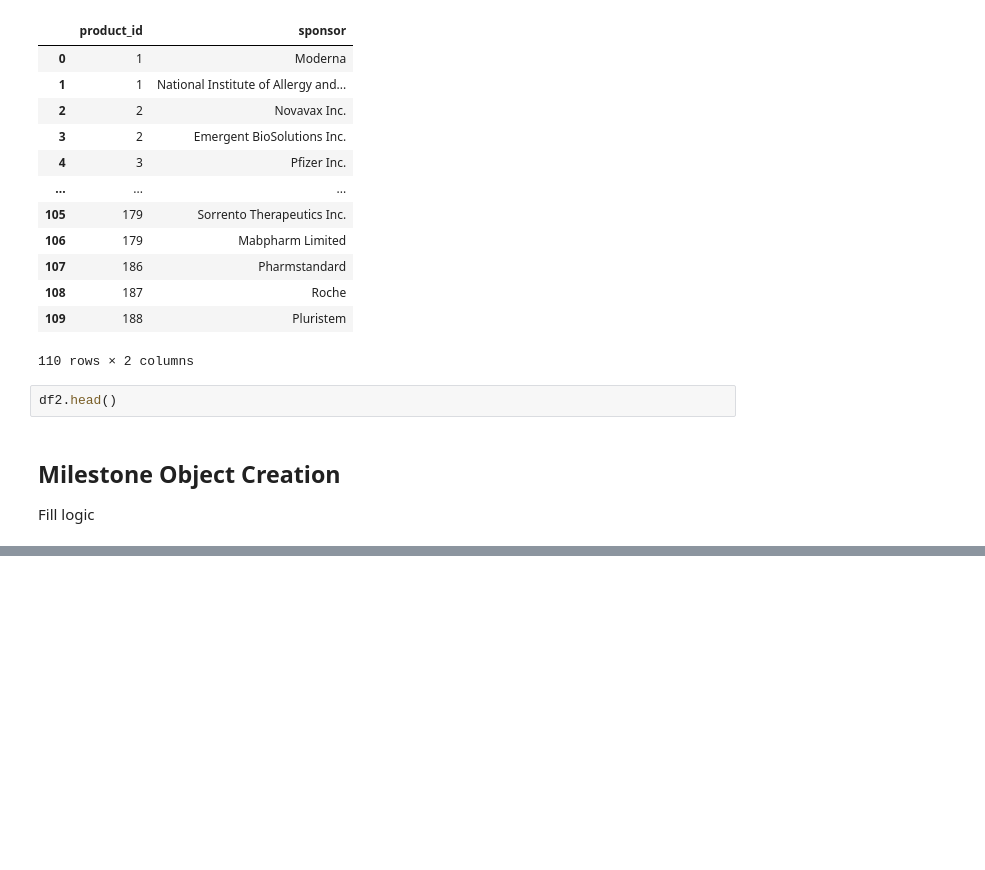
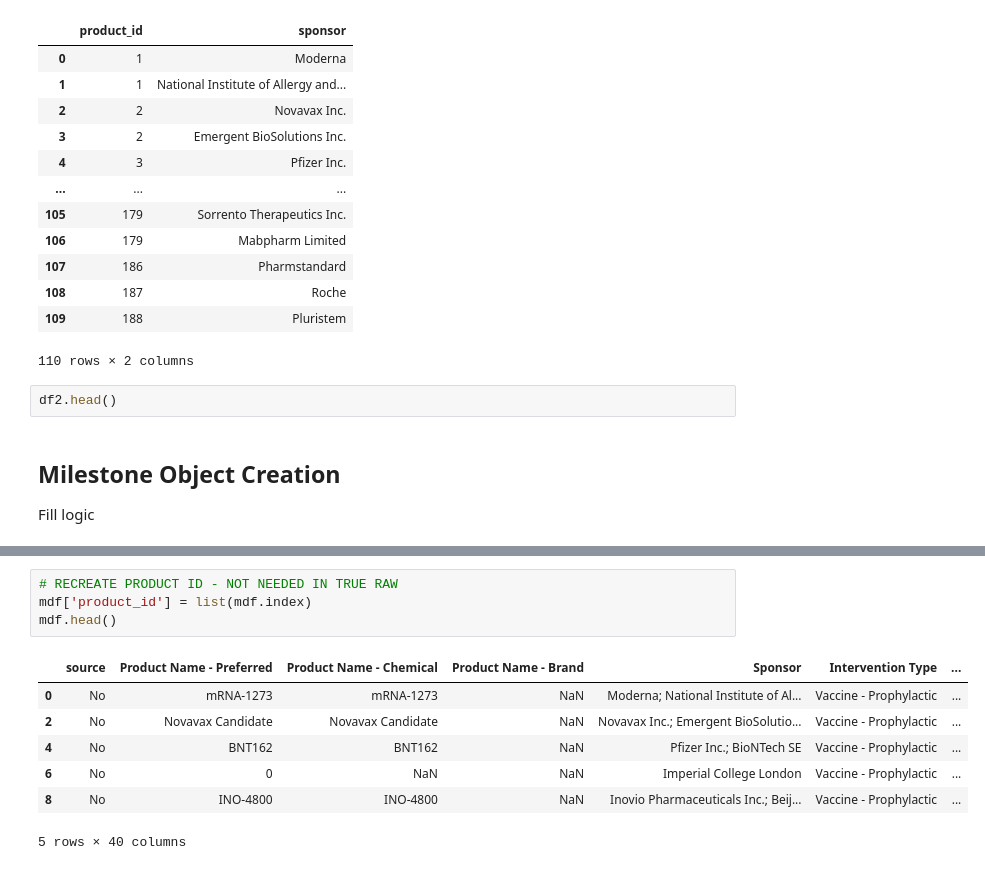
Before and after one commit to c19-rnd-dashboard/py-api-vac-rnd-dash, a Jupyter notebook: data/vaccines/Clean HelpWithCovid Vaccines.ipynb, the cells around one changed output, grey strips where cells are left out. Cells and saved outputs as stored; diff of their text form; blank space fills up the shorter version.

```diff
--- a/data/vaccines/Clean HelpWithCovid Vaccines.ipynb
+++ b/data/vaccines/Clean HelpWithCovid Vaccines.ipynb
@@ -586,0 +712,12 @@ df2
+# %%
+# RECREATE PRODUCT ID - NOT NEEDED IN TRUE RAW
+mdf['product_id'] = list(mdf.index)
+mdf.head()
+# %% [output]
+|  | source | Product Name - Preferred | Product Name - Chemical | Product Name - Brand | Sponsor | Intervention Type | ... |
+| 0 | No | mRNA-1273 | mRNA-1273 | NaN | Moderna; National Institute of Al... | Vaccine - Prophylactic | ... |
+| 2 | No | Novavax Candidate | Novavax Candidate | NaN | Novavax Inc.; Emergent BioSolutio... | Vaccine - Prophylactic | ... |
+| 4 | No | BNT162 | BNT162 | NaN | Pfizer Inc.; BioNTech SE | Vaccine - Prophylactic | ... |
+| 6 | No | 0 | NaN | NaN | Imperial College London | Vaccine - Prophylactic | ... |
+| 8 | No | INO-4800 | INO-4800 | NaN | Inovio Pharmaceuticals Inc.; Beij... | Vaccine - Prophylactic | ... |
+5 rows × 40 columns
```
Also changed, not shown: parts of 13 cells of this notebook, 5 other files.
